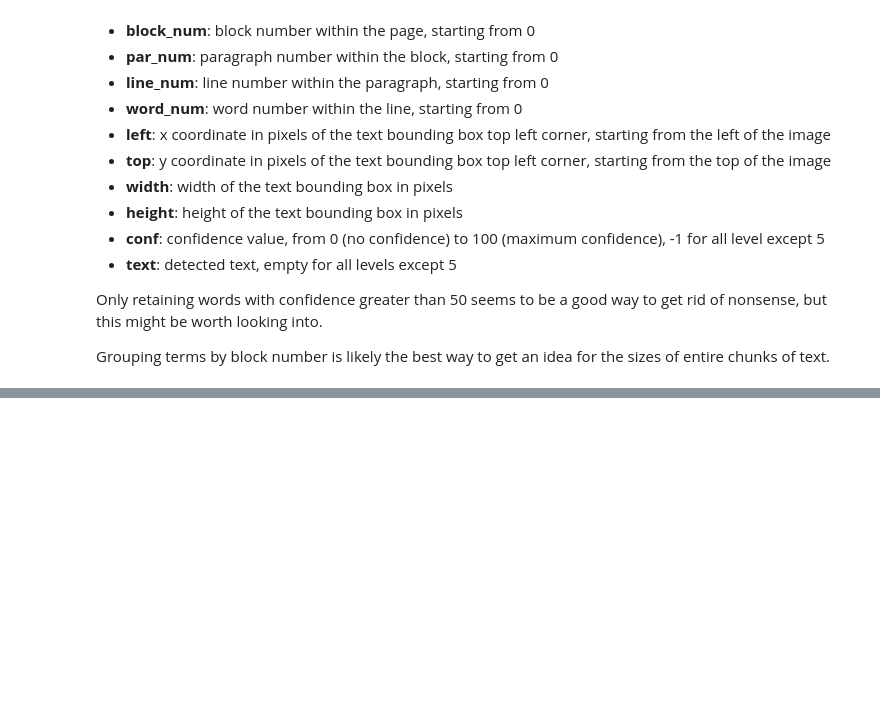
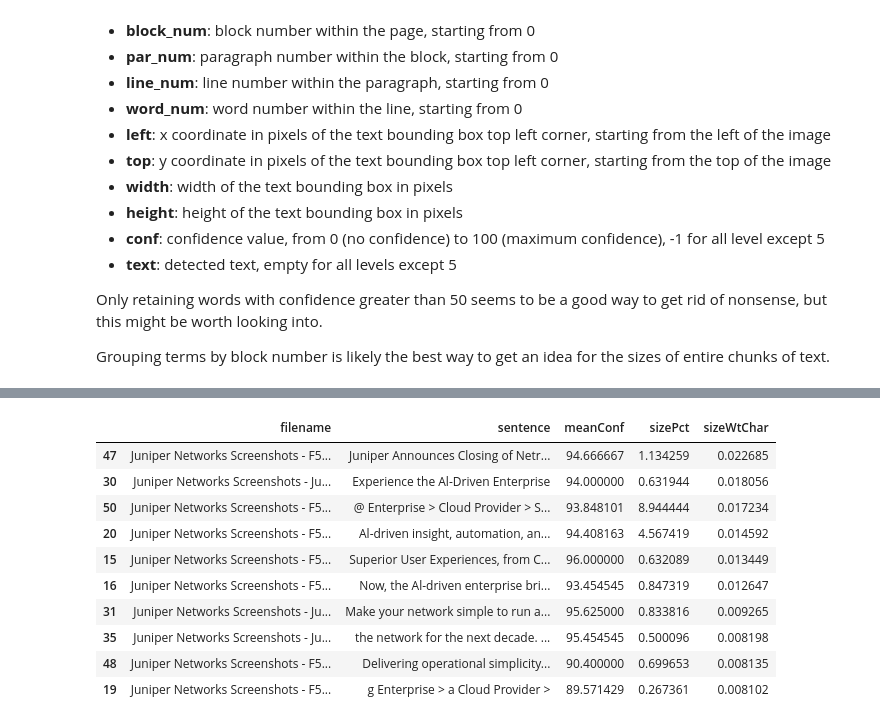
Before and after one commit to MehmetAlpaslanBO/screenshot-reader, a Jupyter notebook: screenreader.ipynb, the cells around one changed output, grey strips where cells are left out. Saved outputs shown, nothing was run; the diff lists cells and outputs as text; code cells hidden in the pictures; blank space fills up the shorter version.

```diff
--- a/screenreader.ipynb
+++ b/screenreader.ipynb
@@ -74,6 +80,0 @@ We should export the good words dataframe, but I also want to generate a summary
-# %%
-# Loop over each block.
-
-for block in np.unique(goodWords.block_num) :
-
-    tempCat = goodWords[goodWords['block_num'] == block]
@@ -108,0 +89,16 @@ plt.scatter(x=goodWords['left'],y=goodWords['top'])
+# %%
+# A for loop that will go through each block in the good words list and output the sentence, mean confidence, and size. Maybe average position too?
+# Populate a dataframe with this info.
+
+outDat = []
+for block in np.unique(goodWords['block_num']) :
+    chunk = goodWords[goodWords['block_num'] == block]
+    sentence = chunk['text'].str.cat(sep = " ") # concatenate into a single sentence
+    if np.unique(sentence) == ' ' : # skip empty text
+        continue
+    meanConf = np.mean(chunk['conf']) # mean confidence score
+    size = 100*((max(chunk['left']) - min(chunk['left'])) * (max(chunk['top']) - min(chunk['top']))/(height*width))
+        # compute size as a percentage of image total
+    outDat.append([sentence,size/len(sentence),meanConf,size])
+
+blockInfo = pd.DataFrame(outDat, columns = ["sentence","sizeWtChar","meanConf","sizePct"])
@@ -108,0 +166,17 @@ plt.scatter(x=goodWords['left'],y=goodWords['top'])
+# %%
+dir_test = readWebsites()
+# %%
+pd.set_option('display.max_colwidth', None)
+dir_test.head(10)
+# %% [output]
+|  | filename | sentence | meanConf | sizePct | sizeWtChar |
+| 47 | Juniper Networks Screenshots - F5... | Juniper Announces Closing of Netr... | 94.666667 | 1.134259 | 0.022685 |
+| 30 | Juniper Networks Screenshots - Ju... | Experience the Al-Driven Enterprise | 94.000000 | 0.631944 | 0.018056 |
+| 50 | Juniper Networks Screenshots - F5... | @ Enterprise > Cloud Provider > S... | 93.848101 | 8.944444 | 0.017234 |
+| 20 | Juniper Networks Screenshots - F5... | Al-driven insight, automation, an... | 94.408163 | 4.567419 | 0.014592 |
+| 15 | Juniper Networks Screenshots - F5... | Superior User Experiences, from C... | 96.000000 | 0.632089 | 0.013449 |
+| 16 | Juniper Networks Screenshots - F5... | Now, the Al-driven enterprise bri... | 93.454545 | 0.847319 | 0.012647 |
+| 31 | Juniper Networks Screenshots - Ju... | Make your network simple to run a... | 95.625000 | 0.833816 | 0.009265 |
+| 35 | Juniper Networks Screenshots - Ju... | the network for the next decade. ... | 95.454545 | 0.500096 | 0.008198 |
+| 48 | Juniper Networks Screenshots - F5... | Delivering operational simplicity... | 90.400000 | 0.699653 | 0.008135 |
+| 19 | Juniper Networks Screenshots - F5... | g Enterprise > a Cloud Provider > | 89.571429 | 0.267361 | 0.008102 |
```
Also changed, not shown: parts of 15 cells of this notebook, 5 other files.
